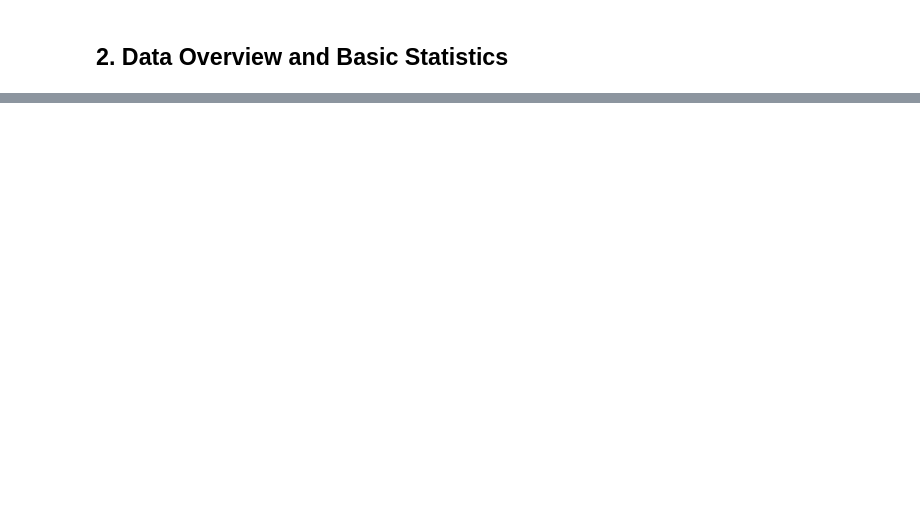
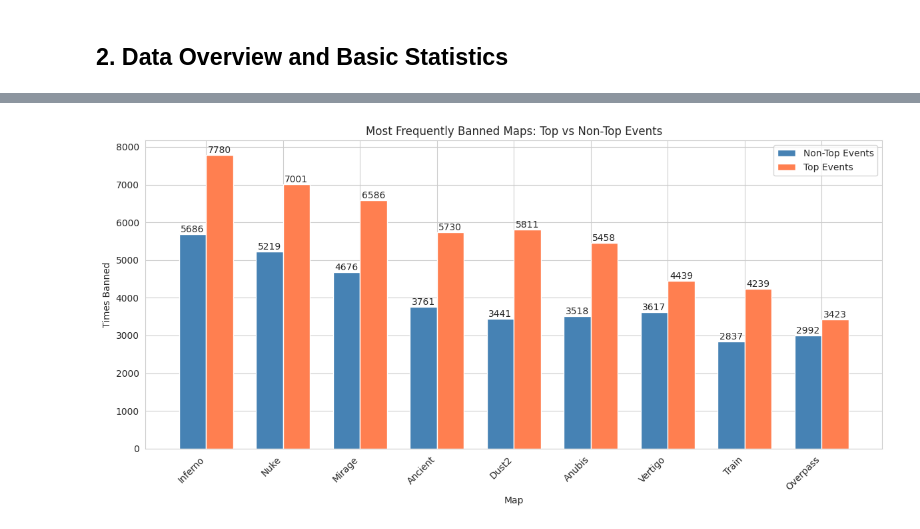
Before and after one commit to talDoFlemis/clutch-or-predict, a Jupyter notebook: notebooks/01-eda.ipynb, the cells around one changed output, grey strips where cells are left out. Cells and saved outputs as stored; diff of their text form; code cells hidden in the pictures; blank space fills up the shorter version.

```diff
--- a/notebooks/01-eda.ipynb
+++ b/notebooks/01-eda.ipynb
@@ -1238,0 +421,88 @@ All data has been exported to parquet files for further analysis and modeling.
+# %%
+all_bans = []
+for col in [
+    "t1_removed_1",
+    "t2_removed_1",
+    "t1_removed_2",
+    "t2_removed_2",
+    "t1_removed_3",
+    "t2_removed_3",
+]:
+    if col in non_top_event_vetos.columns:
+        bans = non_top_event_vetos.filter(
+            (pl.col(col).is_not_null()) & (pl.col(col) != "Cache")
+        ).select(pl.col(col).alias("map"))
+        if len(bans) > 0:
+            all_bans.append(bans)
+
+all_bans_df = pl.concat(all_bans)
+non_top_ban_counts = (
+    all_bans_df.group_by("map").agg(pl.count().alias("ban_count")).sort("map")
+).to_pandas()
+
+# Top events bans
+top_all_bans = []
+for col in [
+    "t1_removed_1",
+    "t2_removed_1",
+    "t1_removed_2",
+    "t2_removed_2",
+    "t1_removed_3",
+    "t2_removed_3",
+]:
+    if col in top_event_vetos.columns:
+        bans = top_event_vetos.filter(pl.col(col).is_not_null()).select(
+            pl.col(col).alias("map")
+        )
+        if len(bans) > 0:
+            top_all_bans.append(bans)
+
+top_all_bans_df = pl.concat(top_all_bans)
+top_ban_counts = (
+    top_all_bans_df.group_by("map").agg(pl.count().alias("ban_count")).sort("map")
+).to_pandas()
+
+# Merge datasets
+ban_comparison = non_top_ban_counts.merge(
+    top_ban_counts, on="map", how="outer", suffixes=("_non_top", "_top")
+).fillna(0)
+
+# Sort by total bans
+ban_comparison["total"] = (
+    ban_comparison["ban_count_non_top"] + ban_comparison["ban_count_top"]
+)
+ban_comparison = ban_comparison.sort_values("total", ascending=False)
+
+# Plot
+fig, ax = plt.subplots(figsize=(12, 6))
+width = 0.35
+x = np.arange(len(ban_comparison))
+
+bars1 = ax.bar(
+    x - width / 2,
+    ban_comparison["ban_count_non_top"],
+    width,
+    label="Non-Top Events",
+    color="steelblue",
+)
+bars2 = ax.bar(
+    x + width / 2,
+    ban_comparison["ban_count_top"],
+    width,
+    label="Top Events",
+    color="coral",
+)
+
+ax.set_xlabel("Map")
+ax.set_ylabel("Times Banned")
+ax.set_title("Most Frequently Banned Maps: Top vs Non-Top Events")
+ax.set_xticks(x)
+ax.set_xticklabels(ban_comparison["map"], rotation=45, ha="right")
+ax.legend()
+
+ax.bar_label(bars1)
+ax.bar_label(bars2)
+
+plt.tight_layout()
+plt.show()
+# %% [output]
@@ -1238,0 +513 @@ All data has been exported to parquet files for further analysis and modeling.
+[figure, added]
```
Also changed, not shown: parts of 58 cells of this notebook.
